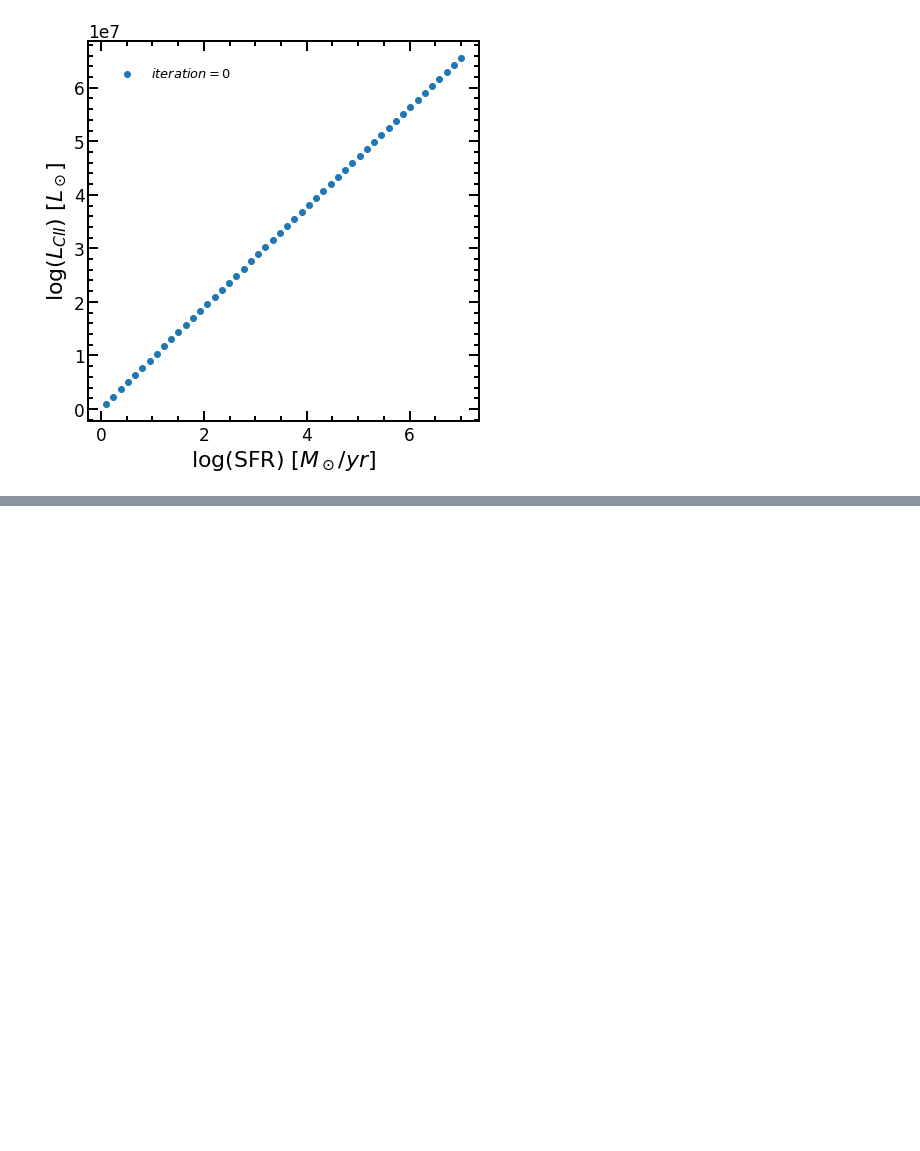
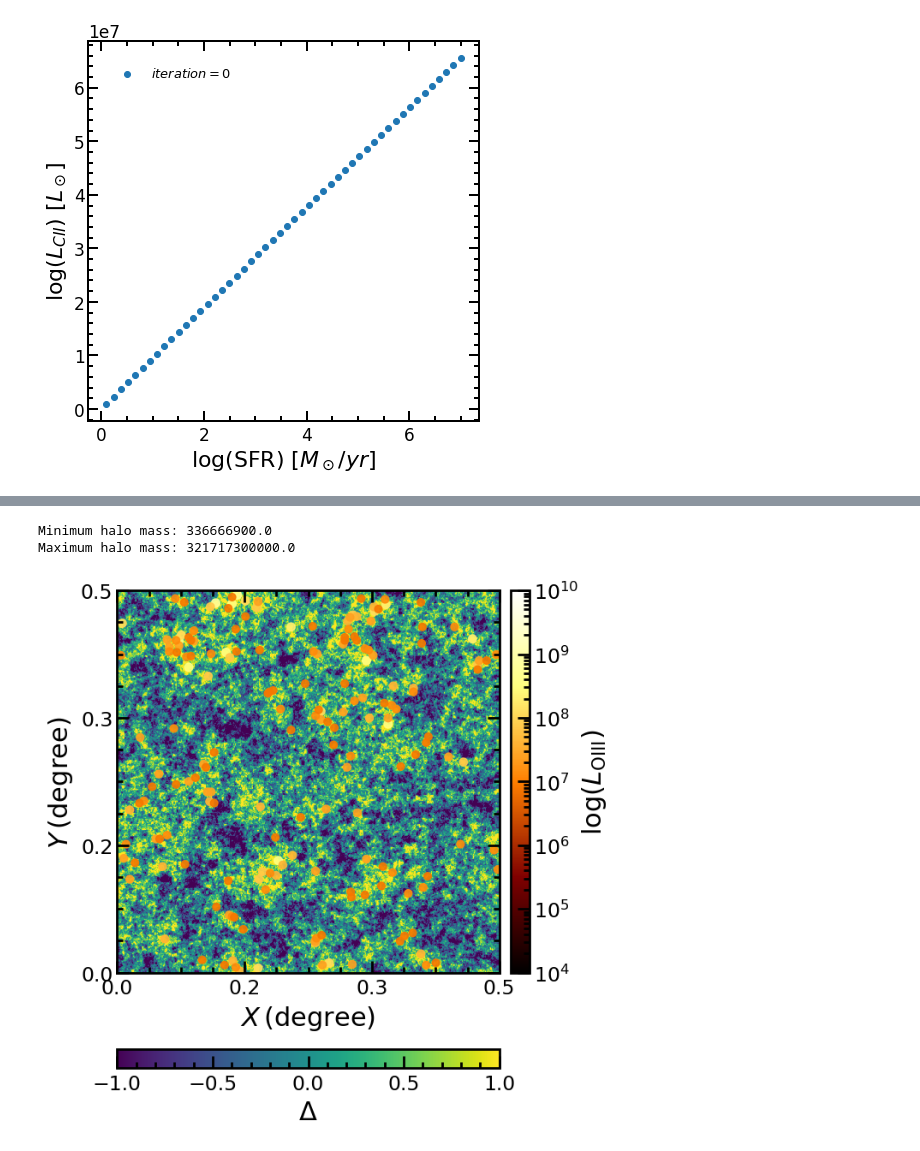
Before and after one commit to Anirbancosmo/Limpy, a Jupyter notebook: notebook/test.ipynb, the cells around one changed output, grey strips where cells are left out. Drawn from its saved outputs; the diff is of its cells as text; code cells hidden in the pictures; blank space fills up the shorter version.

```diff
--- a/notebook/test.ipynb
+++ b/notebook/test.ipynb
@@ -195,0 +203,9 @@ Maximum halo mass: 321717300000.0
+# %%
+# Overplot OIII line luminosities on the density distribution using SFR-CII NON-scatter relation
+ll.plot_slice(boxsize, ngrid, nproj, dens_file, halocat_file,halo_redshift,line_name = 'OIII',halo_cutoff_mass=1e10, use_scatter=False, density_plot=False,
+           halo_overplot=False ,plot_lines=True, unit='degree')
+plt.savefig("dens_halos_LOIII_L80N512_z4.4_log_mmin8.png")
+# %% [output]
+Minimum halo mass: 336666900.0
+Maximum halo mass: 321717300000.0
+[figure, added]
```
Also changed, not shown: parts of 10 cells of this notebook, 6 other files.
